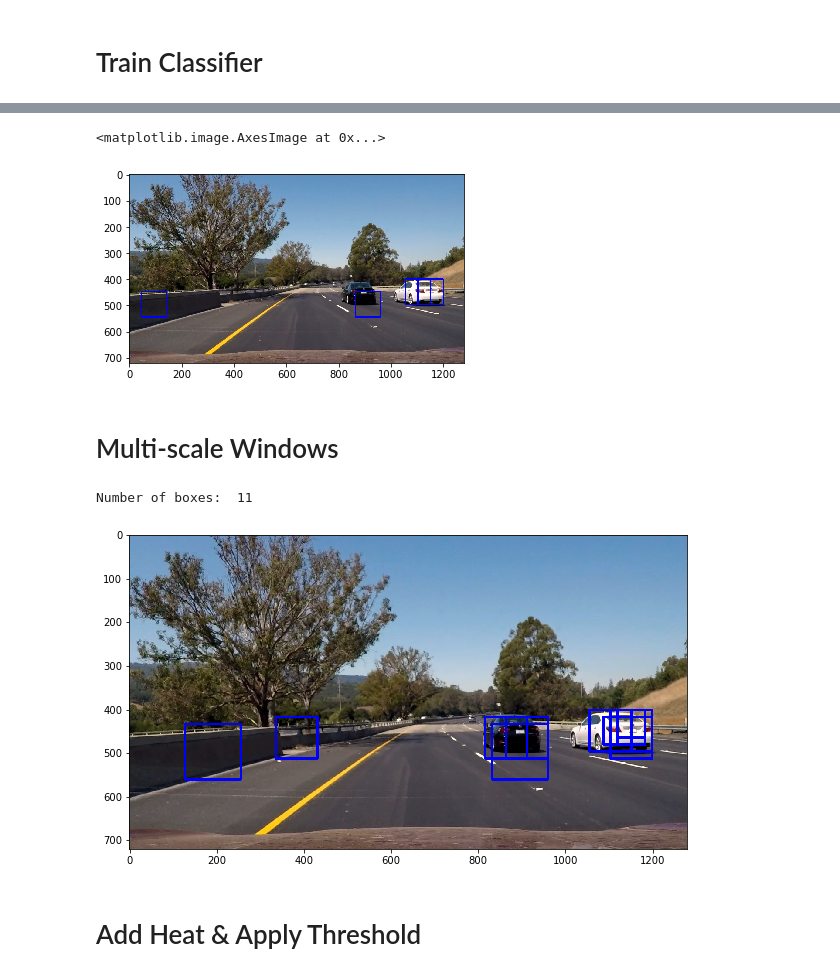
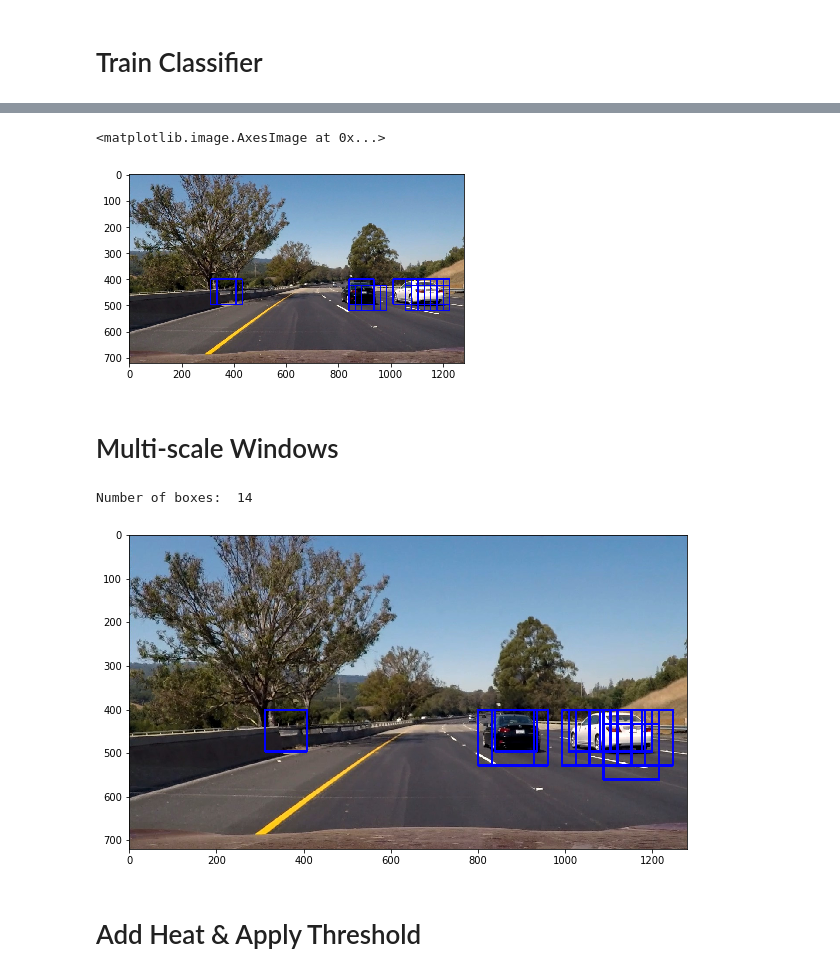
Before and after one commit to kevingau/CarND-Vehicle-Detection-Project, a Jupyter notebook: Vehicle-Detection.ipynb, the cells around one changed output, grey strips where cells are left out. Saved outputs shown, nothing was run; the diff lists cells and outputs as text; code cells hidden in the pictures.

```diff
--- a/Vehicle-Detection.ipynb
+++ b/Vehicle-Detection.ipynb
@@ -56,13 +66,17 @@ cell_per_block = 2
 def get_hog_features(img, orient, pix_per_cell, cell_per_block, vis=False, feature_vec=True):
     if vis == True:
         # Use skimage.hog() to get both features and a visualization
-        features, hog_image = hog(img, orientations=orient, pixels_per_cell=(pix_per_cell, pix_per_cell),
-                                  cells_per_block=(cell_per_block, cell_per_block), visualise=True, feature_vector=False)
+        features, hog_image = hog(img, orientations=orient,
+                                  pixels_per_cell=(pix_per_cell, pix_per_cell),
+                                  cells_per_block=(cell_per_block, cell_per_block),
+                                  visualise=True, feature_vector=False)
         return features, hog_image
     else:
         # Use skimage.hog() to get features only
-        features = hog(img, orientations=orient, pixels_per_cell=(pix_per_cell, pix_per_cell),
-                       cells_per_block=(cell_per_block, cell_per_block), visualise=False, feature_vector=feature_vec)
+        features = hog(img, orientations=orient,
+                       pixels_per_cell=(pix_per_cell, pix_per_cell),
+                       cells_per_block=(cell_per_block, cell_per_block),
+                       visualise=False, feature_vector=feature_vec)
         return features
 
 gray = cv2.cvtColor(car_image, cv2.COLOR_RGB2GRAY)
@@ -253,94 +273,60 @@ def find_cars(img, ystart, ystop, scale, cspace, hog_channel, svc, orient,
     return rectangles
 # %%
-def draw_boxes(img, bboxes, color=(0, 0, 255), thick=4):
+def draw_boxes(img, bboxes, color=(0, 0, 255), thick=3):
     imcopy = np.copy(img)
     for bbox in bboxes:
         cv2.rectangle(imcopy, bbox[0], bbox[1], color, thick)
     return imcopy
 
-rectangles = find_cars(test_image, ystart=ystart, ystop=ystop, scale=scale, cspace=color_space,
-                       hog_channel=hog_channel, svc=svc, orient=orient,
-                       pix_per_cell=pix_per_cell, cell_per_block=cell_per_block, show_all_rectangles=False)
+rectangles = find_cars(test_image, ystart=ystart, ystop=ystop, scale=scale, color_space=color_space,
+                       svc=svc, orient=orient, pix_per_cell=pix_per_cell, cell_per_block=cell_per_block,
+                       hog_channel=hog_channel, show_all_rectangles=False)
 
 window_img = draw_boxes(test_image, rectangles, color=(0, 0, 255), thick=3)
 
 plt.imshow(window_img)
 # %% [output]
 <matplotlib.image.AxesImage at 0x...>
-[figure, old version]
+[figure, new version]
 # %% [markdown]
 # Multi-scale Windows
 # %%
 def multi_windows(img):
 
     rects = []
 
     ystart = 400
-    ystop = 464
-    scale = 1.0
-    rects.append(find_cars(img, ystart=ystart, ystop=ystop, scale=scale, cspace=color_space,
-                           hog_channel=hog_channel, svc=svc, orient=orient,
-                           pix_per_cell=pix_per_cell, cell_per_block=cell_per_block, show_all_rectangles=False))
-    ystart = 416
-    ystop = 480
-    scale = 1.0
-    rects.append(find_cars(img, ystart=ystart, ystop=ystop, scale=scale, cspace=color_space,
+    ystop = 460
+    scale = 1
+    rects.append(find_cars(img, ystart=ystart, ystop=ystop, scale=scale, color_space=color_space,
                            hog_channel=hog_channel, svc=svc, orient=orient,
                            pix_per_cell=pix_per_cell, cell_per_block=cell_per_block, show_all_rectangles=False))
 
     ystart = 400
-    ystop = 496
+    ystop = 500
     scale = 1.5
-    rects.append(find_cars(img, ystart=ystart, ystop=ystop, scale=scale, cspace=color_space,
+    rects.append(find_cars(img, ystart=ystart, ystop=ystop, scale=scale, color_space=color_space,
                            hog_channel=hog_channel, svc=svc, orient=orient,
                            pix_per_cell=pix_per_cell, cell_per_block=cell_per_block, show_all_rectangles=False))
 
-    ystart = 416
-    ystop = 536
-    scale = 1.5
-    rects.append(find_cars(img, ystart=ystart, ystop=ystop, scale=scale, cspace=color_space,
-                           hog_channel=hog_channel, svc=svc, orient=orient,
-                           pix_per_cell=pix_per_cell, cell_per_block=cell_per_block, show_all_rectangles=False))
-
-    ystart = 440
-    ystop = 568
+    ystart = 400
+    ystop = 650
     scale = 2.0
-    rects.append(find_cars(img, ystart=ystart, ystop=ystop, scale=scale, cspace=color_space,
-                           hog_channel=hog_channel, svc=svc, orient=orient,
-                           pix_per_cell=pix_per_cell, cell_per_block=cell_per_block, show_all_rectangles=False))
-
-    ystart = 432
-    ystop = 560
-    scale = 2.0
-    rects.append(find_cars(img, ystart=ystart, ystop=ystop, scale=scale, cspace=color_space,
-                           hog_channel=hog_channel, svc=svc, orient=orient,
-                           pix_per_cell=pix_per_cell, cell_per_block=cell_per_block, show_all_rectangles=False))
-
-    ystart = 472
-    ystop = 632
-    scale = 2.5
-    rects.append(find_cars(img, ystart=ystart, ystop=ystop, scale=scale, cspace=color_space,
-                           hog_channel=hog_channel, svc=svc, orient=orient,
-                           pix_per_cell=pix_per_cell, cell_per_block=cell_per_block, show_all_rectangles=False))
-
-    ystart = 512
-    ystop = 672
-    scale = 2.5
-    rects.append(find_cars(img, ystart=ystart, ystop=ystop, scale=scale, cspace=color_space,
+    rects.append(find_cars(img, ystart=ystart, ystop=ystop, scale=scale, color_space=color_space,
                            hog_channel=hog_channel, svc=svc, orient=orient,
                            pix_per_cell=pix_per_cell, cell_per_block=cell_per_block, show_all_rectangles=False))
 
     rectangles = [item for sublist in rects for item in sublist]
     return rectangles
 
 rectangles = multi_windows(test_image)
 test_img_rects = draw_boxes(test_image, rectangles, color=(0, 0, 255), thick=3)
 plt.figure(figsize=(10,10))
 plt.imshow(test_img_rects)
 print('Number of boxes: ', len(rectangles))
 # %% [output]
-Number of boxes:  11
+Number of boxes:  14
-[figure, old version]
+[figure, new version]
 # %% [markdown]
 # Add Heat & Apply Threshold
 # %%
```
Also changed, not shown: parts of 15 cells of this notebook, 2 other files.
